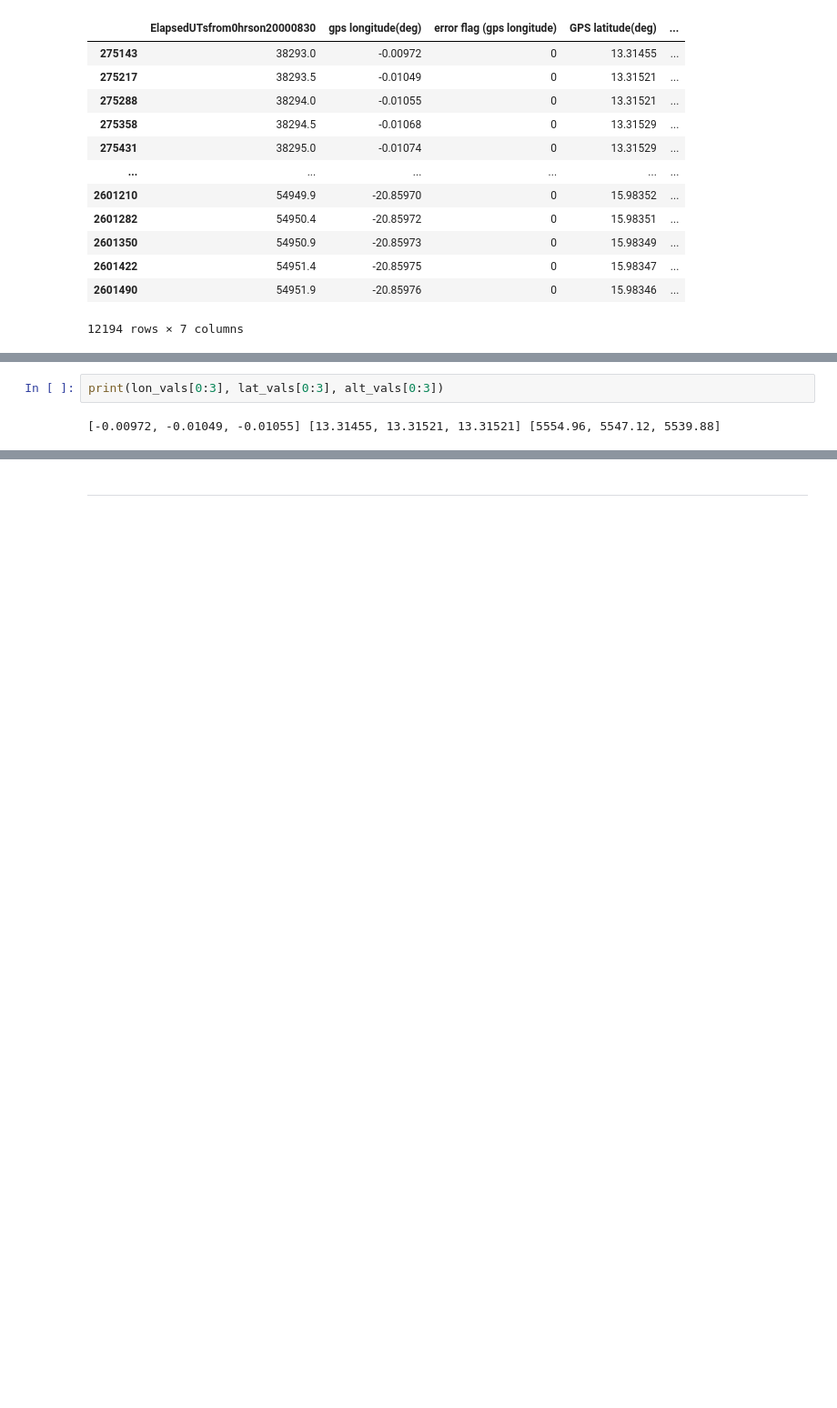
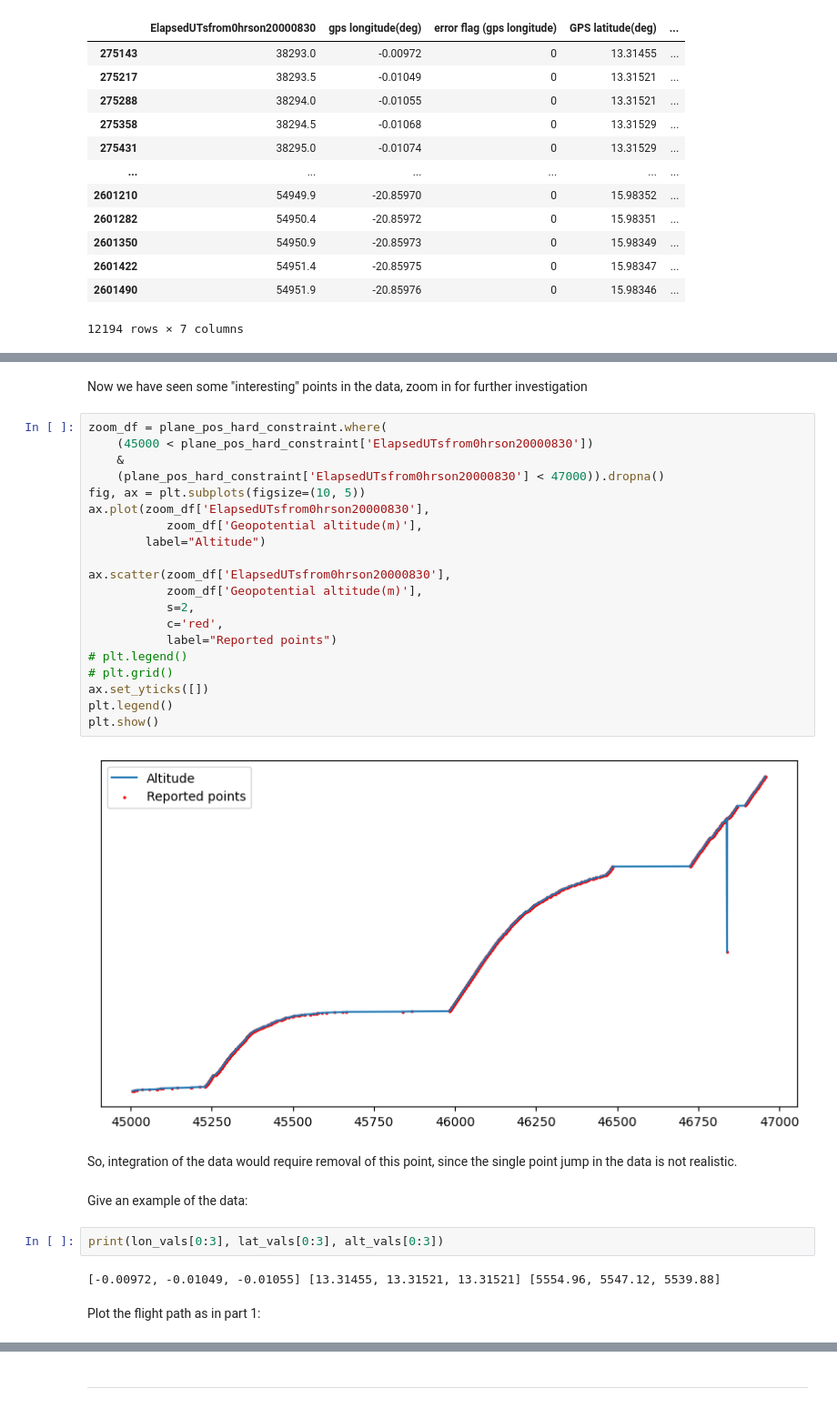
Before and after one commit to informatics-lab/spaceapps-2022-mo-bootcamp, a Jupyter notebook: 03_aircraft_data.ipynb, the cells around one changed output, grey strips where cells are left out. Shown at 91% size. Cells and saved outputs as stored; diff of their text form; blank space fills up the shorter version.

```diff
--- a/03_aircraft_data.ipynb
+++ b/03_aircraft_data.ipynb
@@ -573,7 +608,37 @@ alt_vals = list(map(float, plane_pos_hard_constraint['Geopotential altitude(m)']
+# %% [markdown]
+Now we have seen some "interesting" points in the data, zoom in for further investigation
+# %%
+zoom_df = plane_pos_hard_constraint.where(
+    (45000 < plane_pos_hard_constraint['ElapsedUTsfrom0hrson20000830'])
+    &
+    (plane_pos_hard_constraint['ElapsedUTsfrom0hrson20000830'] < 47000)).dropna()
+fig, ax = plt.subplots(figsize=(10, 5))
+ax.plot(zoom_df['ElapsedUTsfrom0hrson20000830'],
+           zoom_df['Geopotential altitude(m)'],
+        label="Altitude")
+
+ax.scatter(zoom_df['ElapsedUTsfrom0hrson20000830'],
+           zoom_df['Geopotential altitude(m)'],
+           s=2,
+           c='red',
+           label="Reported points")
+# plt.legend()
+# plt.grid()
+ax.set_yticks([])
+plt.legend()
+plt.show()
+# %% [output]
+[figure, added]
+# %% [markdown]
+So, integration of the data would require removal of this point, since the single point jump in the data is not realistic.
+# %% [markdown]
+Give an example of the data:
 # %%
 print(lon_vals[0:3], lat_vals[0:3], alt_vals[0:3])
 # %% [output]
 [-0.00972, -0.01049, -0.01055] [13.31455, 13.31521, 13.31521] [5554.96, 5547.12, 5539.88]
+# %% [markdown]
+Plot the flight path as in part 1:
 # %%
 fig = plt.figure()
 ax = fig.add_subplot(projection='3d')
```
Also changed, not shown: parts of 14 cells of this notebook, 1 other file.
